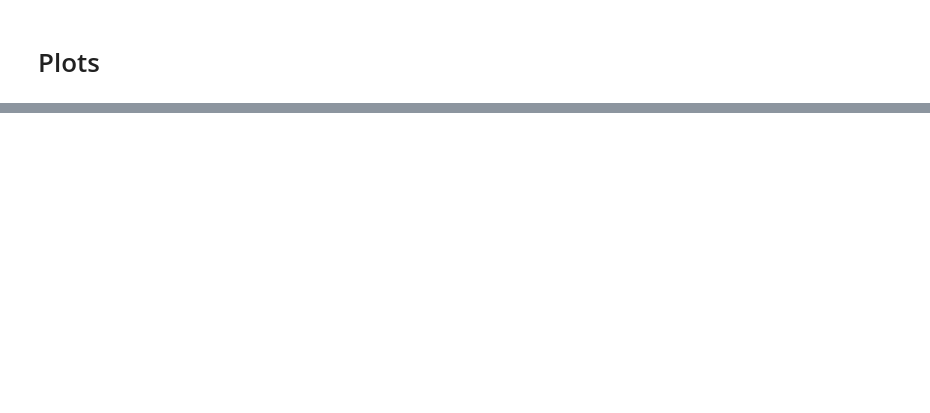
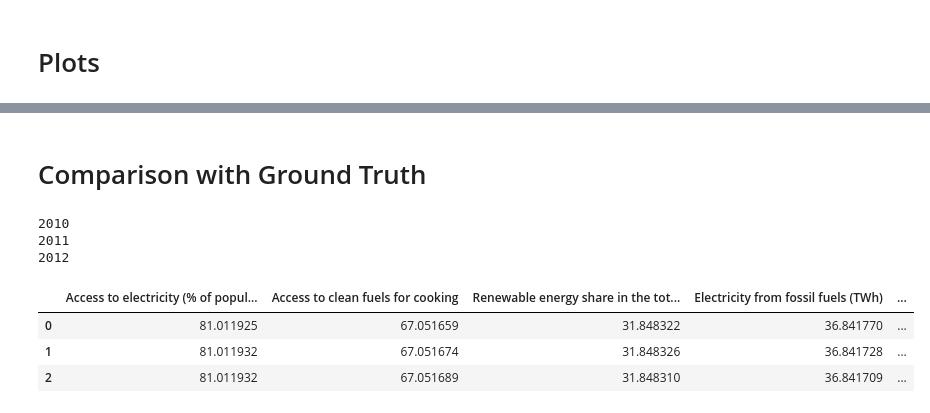
Before and after one commit to Nicohim87/TransformerForTimeSeriesData, a Jupyter notebook: gdp_per_capita_pred.ipynb, the cells around one changed output, grey strips where cells are left out. Saved outputs shown, nothing was run; the diff lists cells and outputs as text; code cells hidden in the pictures; blank space fills up the shorter version.

```diff
--- a/gdp_per_capita_pred.ipynb
+++ b/gdp_per_capita_pred.ipynb
@@ -244,15 +247,15 @@ for e in range(EPOCHS):
 
 
         loss = criterion(pred, ground_truth)
-        train_loss += loss
+        train_loss += loss.item()
 
         train_se += ((pred - ground_truth)**2).sum().item()
-        train_count += pred.shape[0]
+        train_count += pred.numel()
 
         loss.backward()
         torch.nn.utils.clip_grad_norm_(model.parameters(), 1.0)
+        optimizer.step()
         scheduler.step()
-        optimizer.step()
         optimizer.zero_grad()
 
     print(f"        Train Loss: {train_loss/len(train_loader)}, RMSE = {(train_se/(train_count*col_count))**0.5}")
@@ -264,18 +267,19 @@ for e in range(EPOCHS):
     val_loss = 0
     val_se = 0
     val_count = 0
-    for entities, years in tqdm(val_loader, desc=f"               Val"):
-        regional_data, global_data = load_tensor(entities, years)
-        pred = model(global_data, regional_data[:, :-1])
-        ground_truth = regional_data[:, -1]
-        pred = pred[:, -1]
+    with torch.no_grad():
+        for entities, years in tqdm(val_loader, desc=f"               Val"):
+            regional_data, global_data = load_tensor(entities, years)
+            pred = model(global_data, regional_data[:, :-1])
+            ground_truth = regional_data[:, -1]
+            pred = pred[:, -1]
 
 
-        loss = criterion(pred, ground_truth)
-        val_loss += loss
+            loss = criterion(pred, ground_truth)
+            val_loss += loss.item()
 
-        val_se += ((pred - ground_truth)**2).sum().item()
-        val_count += pred.shape[0]
+            val_se += ((pred - ground_truth)**2).sum().item()
+            val_count += pred.numel()
 
     print(f"          Val Loss: {val_loss/len(val_loader)}, RMSE = {(val_se/(val_count*col_count))**0.5}")
     train_metrics["val_loss"].append(val_loss/len(val_loader))
@@ -382,0 +421,2 @@ plt.show()
+# %% [markdown]
+# Comparison with Ground Truth
@@ -382,0 +425,22 @@ plt.show()
+# %%
+model.eval()
+data = []
+for years in np.append(test_year, ood_test_year):
+    print(years)
+    regional_data, global_data = load_tensor(comparison_entity, np.arange(years, years + SEQ_LEN))
+    pred = model(global_data, regional_data[:, :-1])
+
+    pred = pred[:, -1, 1:].cpu().detach().numpy()
+    data.append(scaler.inverse_transform(pred))
+
+data = np.vstack(data)
+test_y = np.arange(2008, 2021)
+pd.DataFrame(data, columns=df_global.columns[1:])
+# %% [output]
+2010
+2011
+2012
+|  | Access to electricity (% of popul... | Access to clean fuels for cooking | Renewable energy share in the tot... | Electricity from fossil fuels (TWh) | ... |
+| 0 | 81.011925 | 67.051659 | 31.848322 | 36.841770 | ... |
+| 1 | 81.011932 | 67.051674 | 31.848326 | 36.841728 | ... |
+| 2 | 81.011932 | 67.051689 | 31.848310 | 36.841709 | ... |
```
Also changed, not shown: parts of 9 cells of this notebook.
